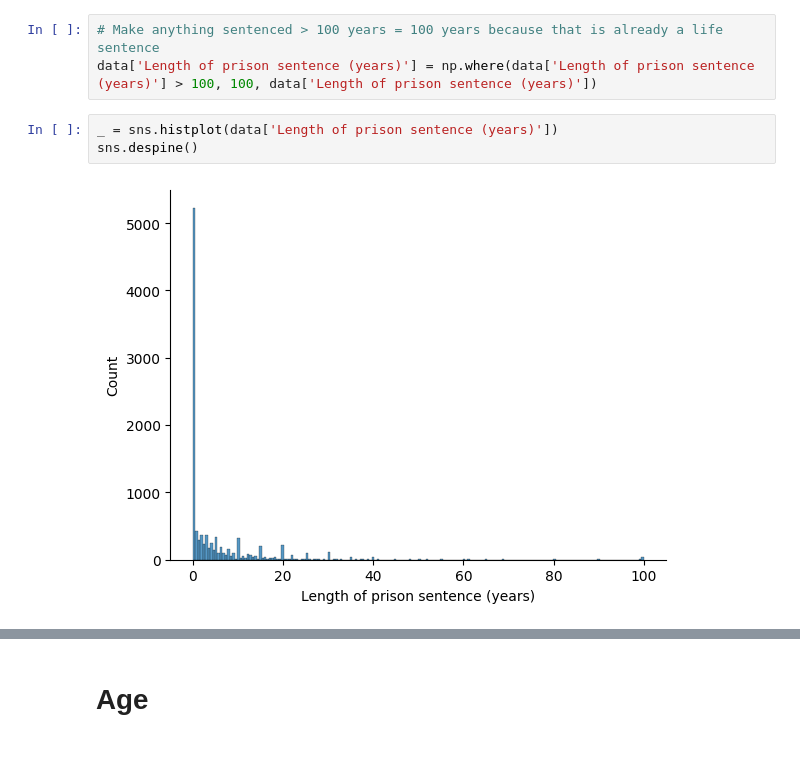
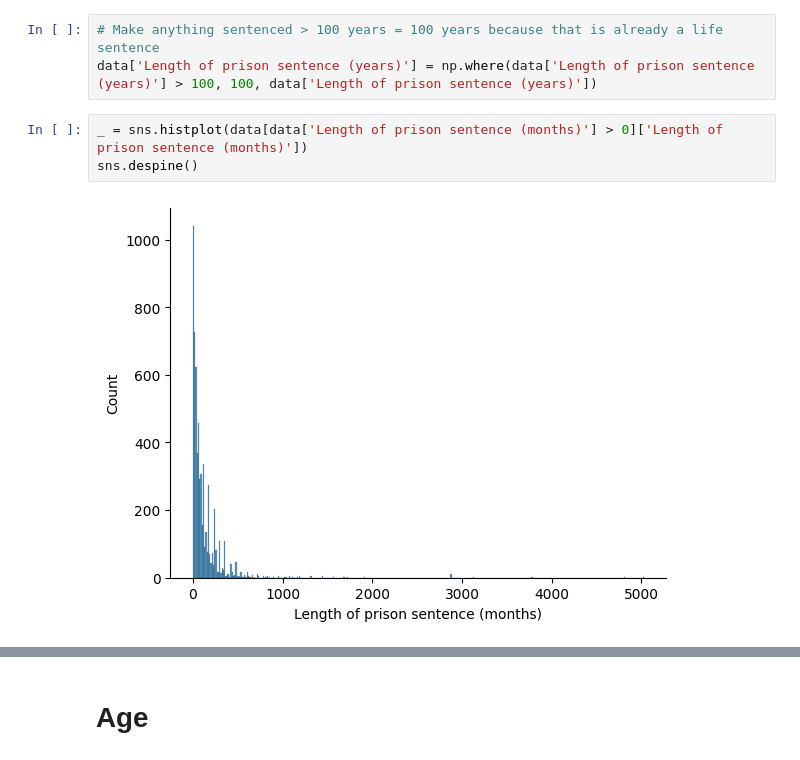
Before and after one commit to AwpData/INFO-371-Stuff, a Jupyter notebook: Group Project/data-cleaning.ipynb, the cells around one changed output, grey strips where cells are left out. Saved outputs shown, nothing was run; the diff lists cells and outputs as text.

```diff
--- a/Group Project/data-cleaning.ipynb
+++ b/Group Project/data-cleaning.ipynb
@@ -174,7 +174,7 @@ data['Length of prison sentence (years)'] = round(data['Length of prison sentenc
 # Make anything sentenced > 100 years = 100 years because that is already a life sentence
 data['Length of prison sentence (years)'] = np.where(data['Length of prison sentence (years)'] > 100, 100, data['Length of prison sentence (years)'])
 # %%
-_ = sns.histplot(data['Length of prison sentence (years)'])
+_ = sns.histplot(data[data['Length of prison sentence (months)'] > 0]['Length of prison sentence (months)'])
 sns.despine()
 # %% [output]
-[figure, old version]
+[figure, new version]
```
Also changed, not shown: parts of 6 cells of this notebook, 2 other files.
